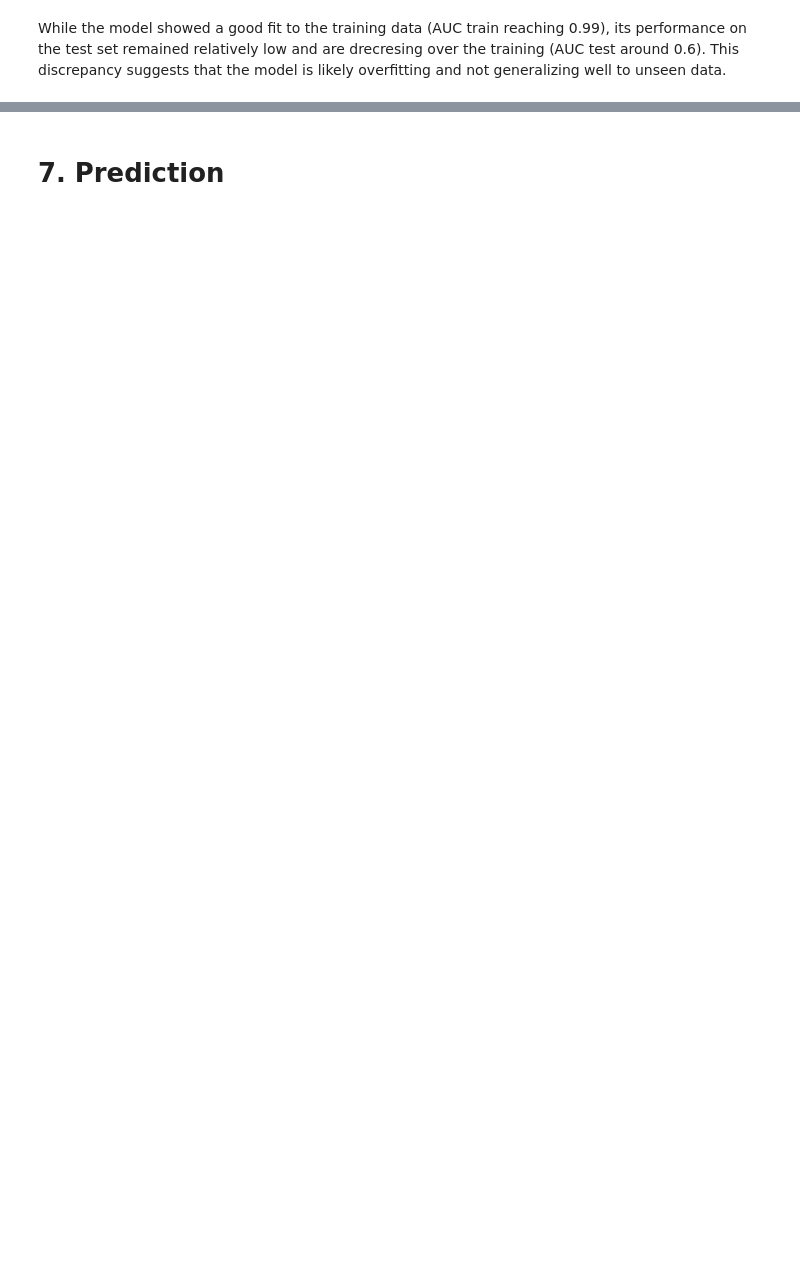
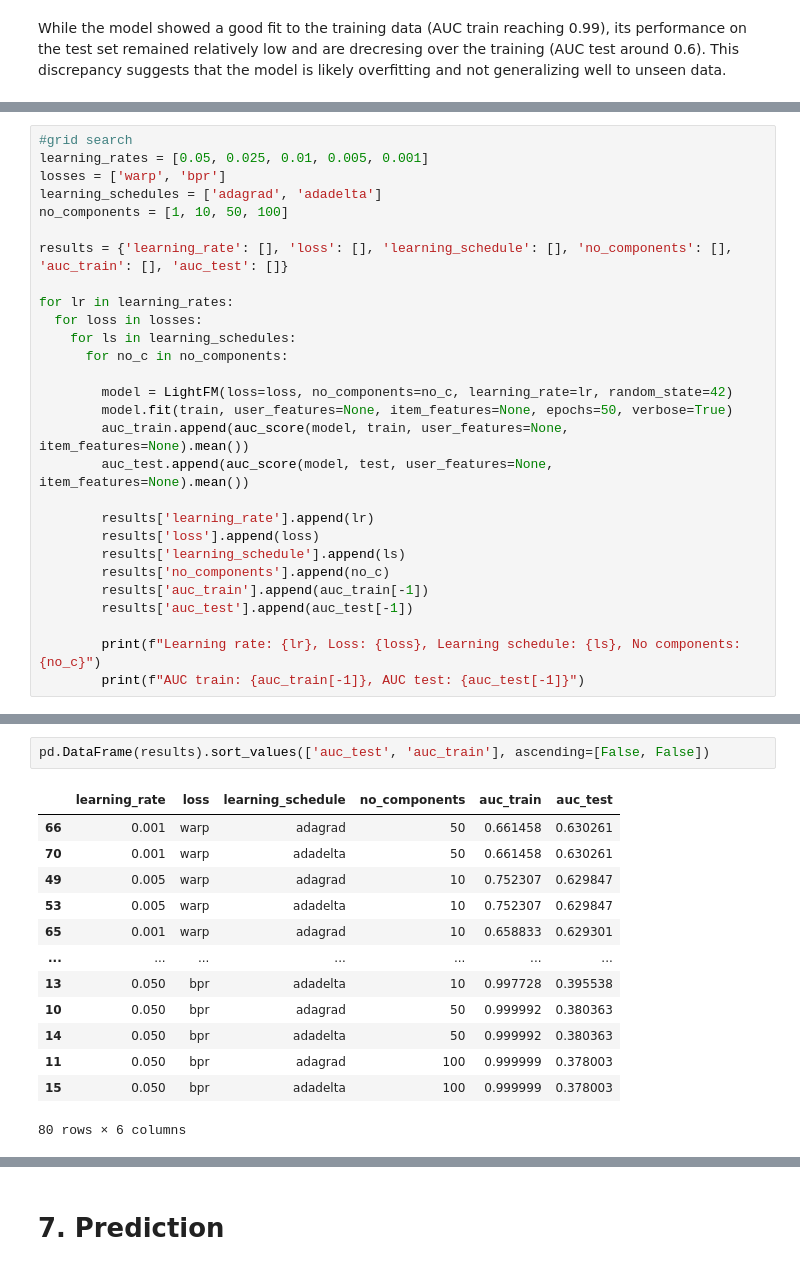
Before and after one commit to dbenayoun/IASD, a Jupyter notebook: Reco system/project_rs.ipynb, the cells around one changed output, grey strips where cells are left out. Cells and saved outputs as stored; diff of their text form; blank space fills up the shorter version.

```diff
--- a/Reco system/project_rs.ipynb
+++ b/Reco system/project_rs.ipynb
@@ -501,0 +545,28 @@ That's a very low precision score, indicating that your model isn't recommending
+# %%
+#grid search
+learning_rates = [0.05, 0.025, 0.01, 0.005, 0.001]
+losses = ['warp', 'bpr']
+learning_schedules = ['adagrad', 'adadelta']
+no_components = [1, 10, 50, 100]
+
+results = {'learning_rate': [], 'loss': [], 'learning_schedule': [], 'no_components': [], 'auc_train': [], 'auc_test': []}
+
+for lr in learning_rates:
+  for loss in losses:
+    for ls in learning_schedules:
+      for no_c in no_components:
+
+        model = LightFM(loss=loss, no_components=no_c, learning_rate=lr, random_state=42)
+        model.fit(train, user_features=None, item_features=None, epochs=50, verbose=True)
+        auc_train.append(auc_score(model, train, user_features=None, item_features=None).mean())
+        auc_test.append(auc_score(model, test, user_features=None, item_features=None).mean())
+
+        results['learning_rate'].append(lr)
+        results['loss'].append(loss)
+        results['learning_schedule'].append(ls)
+        results['no_components'].append(no_c)
+        results['auc_train'].append(auc_train[-1])
+        results['auc_test'].append(auc_test[-1])
+
+        print(f"Learning rate: {lr}, Loss: {loss}, Learning schedule: {ls}, No components: {no_c}")
+        print(f"AUC train: {auc_train[-1]}, AUC test: {auc_test[-1]}")
@@ -501,0 +599,16 @@ That's a very low precision score, indicating that your model isn't recommending
+# %%
+pd.DataFrame(results).sort_values(['auc_test', 'auc_train'], ascending=[False, False])
+# %% [output]
+|  | learning_rate | loss | learning_schedule | no_components | auc_train | auc_test |
+| 66 | 0.001 | warp | adagrad | 50 | 0.661458 | 0.630261 |
+| 70 | 0.001 | warp | adadelta | 50 | 0.661458 | 0.630261 |
+| 49 | 0.005 | warp | adagrad | 10 | 0.752307 | 0.629847 |
+| 53 | 0.005 | warp | adadelta | 10 | 0.752307 | 0.629847 |
+| 65 | 0.001 | warp | adagrad | 10 | 0.658833 | 0.629301 |
+| ... | ... | ... | ... | ... | ... | ... |
+| 13 | 0.050 | bpr | adadelta | 10 | 0.997728 | 0.395538 |
+| 10 | 0.050 | bpr | adagrad | 50 | 0.999992 | 0.380363 |
+| 14 | 0.050 | bpr | adadelta | 50 | 0.999992 | 0.380363 |
+| 11 | 0.050 | bpr | adagrad | 100 | 0.999999 | 0.378003 |
+| 15 | 0.050 | bpr | adadelta | 100 | 0.999999 | 0.378003 |
+80 rows × 6 columns
```
Also changed, not shown: parts of 33 cells of this notebook.
